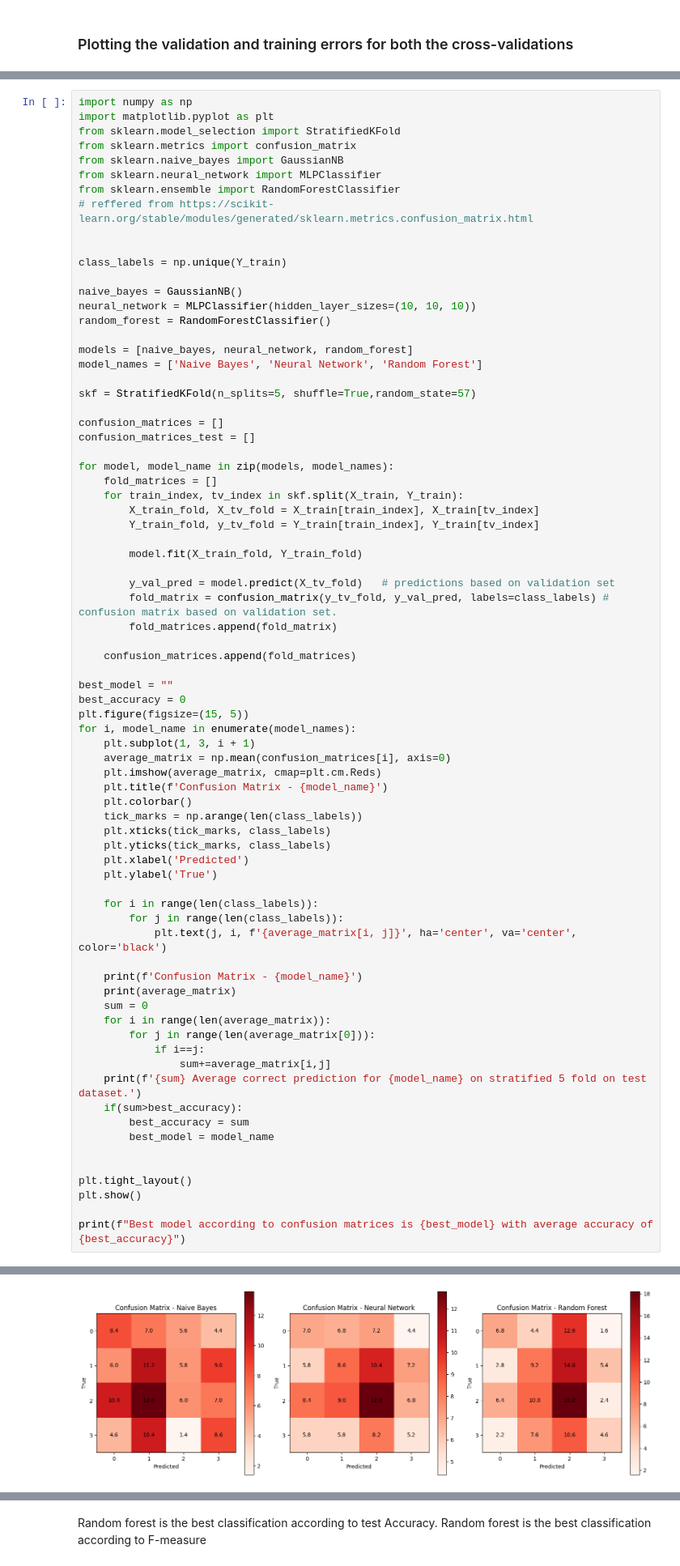
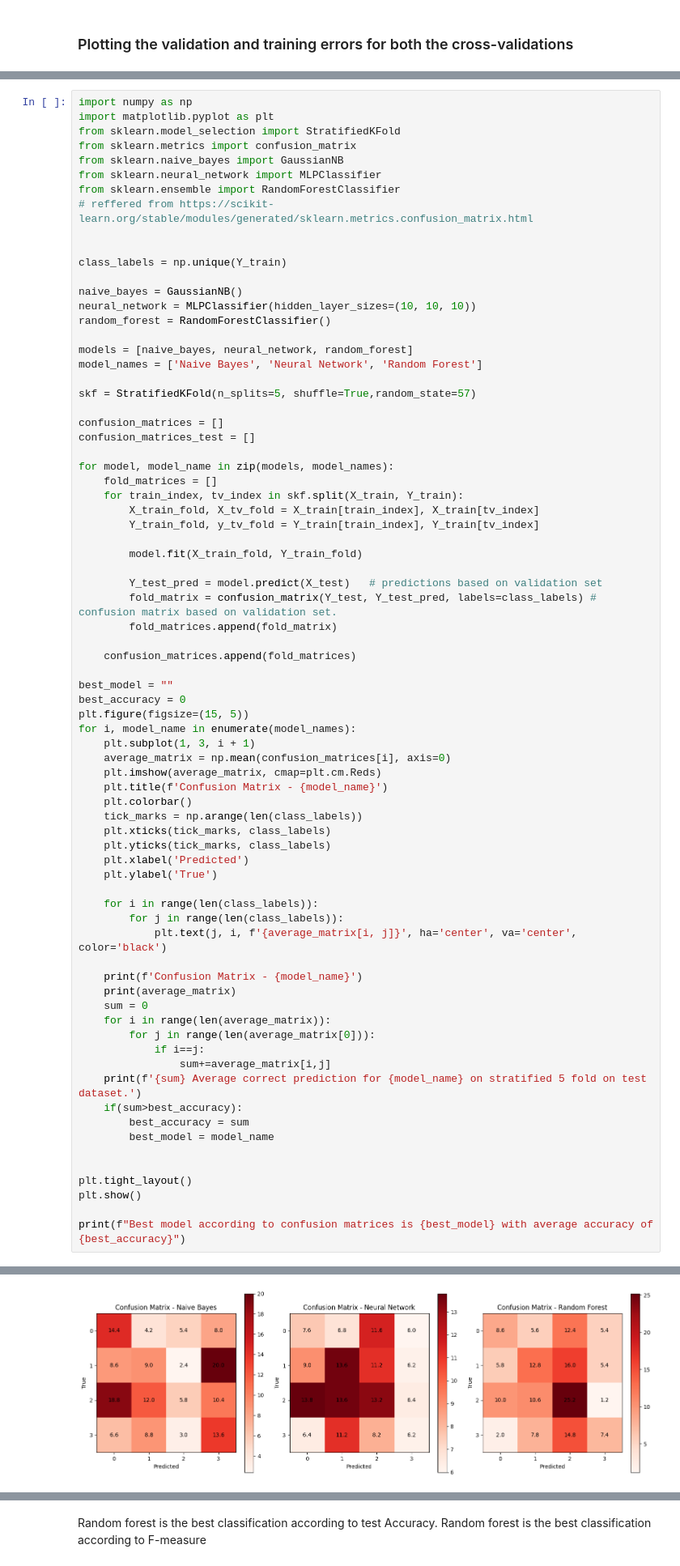
Before and after one commit to yagnaVNK/Data-Mining-1, a Jupyter notebook: Assignment2/Assignment_2.ipynb, the cells around one changed output, grey strips where cells are left out. Shown at 81% size. Drawn from its saved outputs; the diff is of its cells as text.

```diff
--- a/Assignment2/Assignment_2.ipynb
+++ b/Assignment2/Assignment_2.ipynb
@@ -255,8 +249,8 @@ for model, model_name in zip(models, model_names):
 
         model.fit(X_train_fold, Y_train_fold)
 
-        y_val_pred = model.predict(X_tv_fold)   # predictions based on validation set
-        fold_matrix = confusion_matrix(y_tv_fold, y_val_pred, labels=class_labels) # confusion matrix based on validation set.
+        Y_test_pred = model.predict(X_test)   # predictions based on validation set
+        fold_matrix = confusion_matrix(Y_test, Y_test_pred, labels=class_labels) # confusion matrix based on validation set.
         fold_matrices.append(fold_matrix)
 
     confusion_matrices.append(fold_matrices)
@@ -319 +313 @@ Confusion Matrix - Random Forest
-[figure, old version]
+[figure, new version]
```
Also changed, not shown: parts of 7 cells of this notebook.
